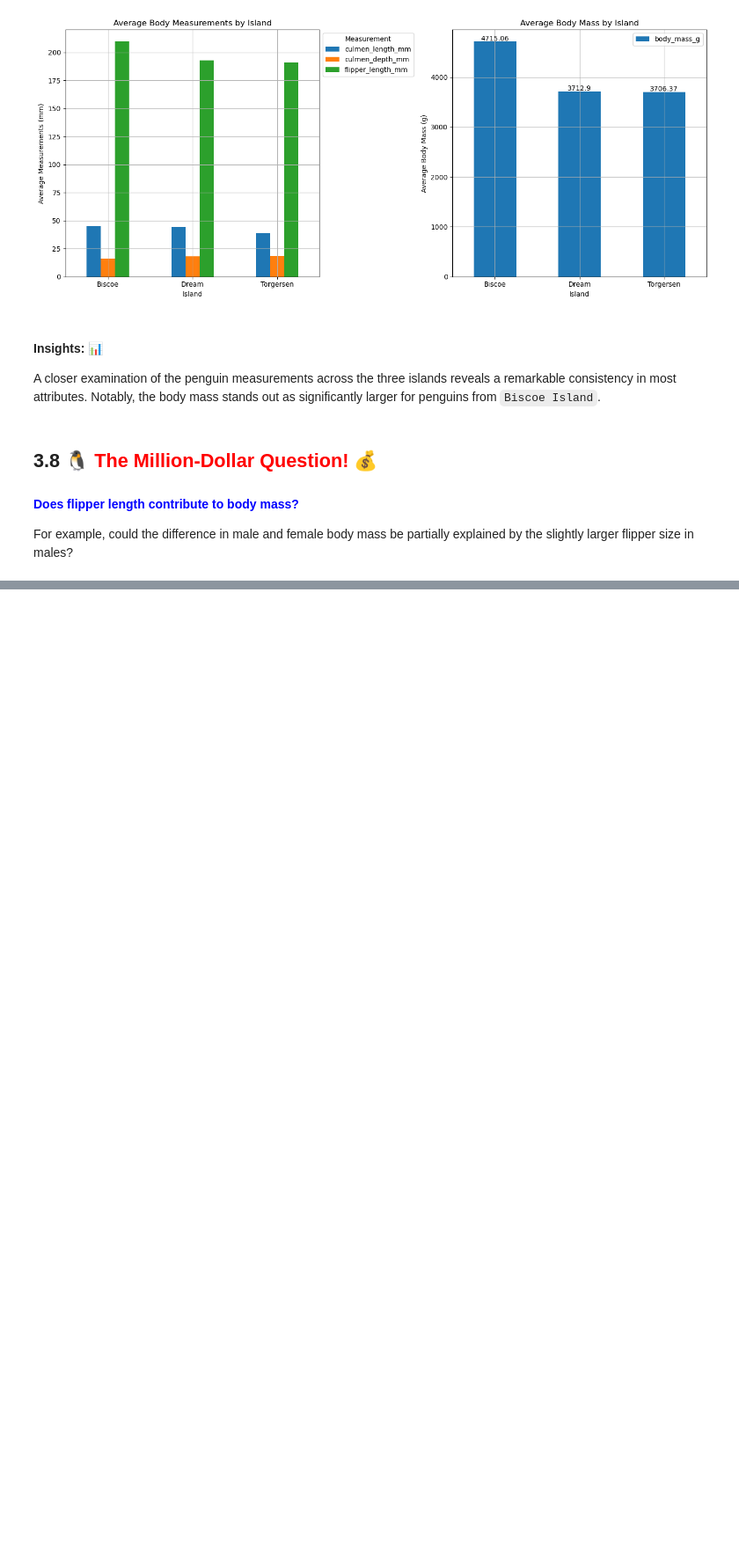
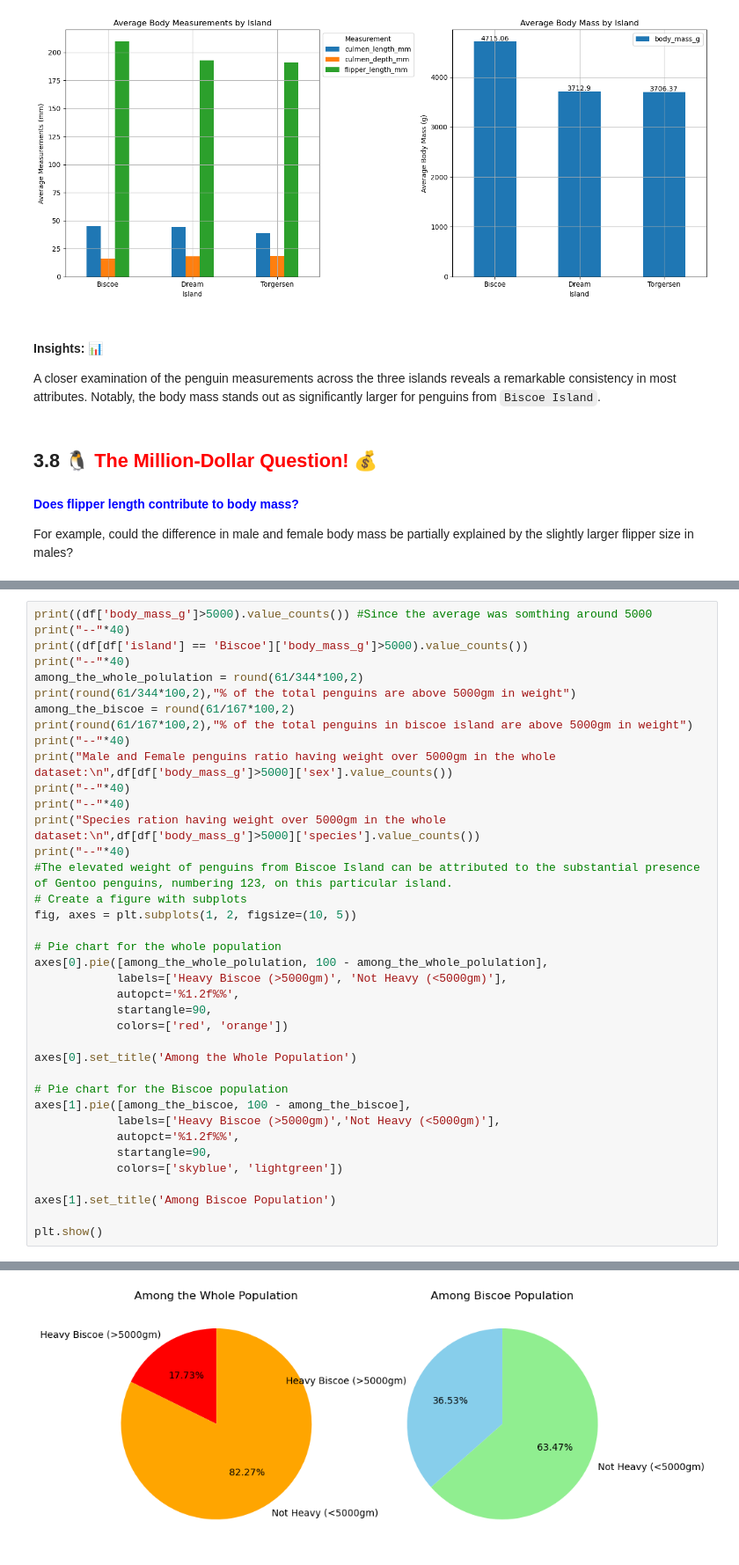
Before and after one commit to xahid007/Penguin-Species-Classification, a Jupyter notebook: Notebooks/01_EDA.ipynb, the cells around one changed output, grey strips where cells are left out. Shown: that part at 88% size. Cells and saved outputs as stored; diff of their text form; blank space fills up the shorter version.

```diff
--- a/Notebooks/01_EDA.ipynb
+++ b/Notebooks/01_EDA.ipynb
@@ -290,0 +446,39 @@ For example, could the difference in male and female body mass be partially expl
+# %%
+print((df['body_mass_g']>5000).value_counts()) #Since the average was somthing around 5000
+print("--"*40)
+print((df[df['island'] == 'Biscoe']['body_mass_g']>5000).value_counts())
+print("--"*40)
+among_the_whole_polulation = round(61/344*100,2)
+print(round(61/344*100,2),"% of the total penguins are above 5000gm in weight")
+among_the_biscoe = round(61/167*100,2)
+print(round(61/167*100,2),"% of the total penguins in biscoe island are above 5000gm in weight")
+print("--"*40)
+print("Male and Female penguins ratio having weight over 5000gm in the whole dataset:\n",df[df['body_mass_g']>5000]['sex'].value_counts())
+print("--"*40)
+print("--"*40)
+print("Species ration having weight over 5000gm in the whole dataset:\n",df[df['body_mass_g']>5000]['species'].value_counts())
+print("--"*40)
+#The elevated weight of penguins from Biscoe Island can be attributed to the substantial presence of Gentoo penguins, numbering 123, on this particular island.
+# Create a figure with subplots
+fig, axes = plt.subplots(1, 2, figsize=(10, 5))
+
+# Pie chart for the whole population
+axes[0].pie([among_the_whole_polulation, 100 - among_the_whole_polulation],
+            labels=['Heavy Biscoe (>5000gm)', 'Not Heavy (<5000gm)'],
+            autopct='%1.2f%%',
+            startangle=90,
+            colors=['red', 'orange'])
+
+axes[0].set_title('Among the Whole Population')
+
+# Pie chart for the Biscoe population
+axes[1].pie([among_the_biscoe, 100 - among_the_biscoe],
+            labels=['Heavy Biscoe (>5000gm)','Not Heavy (<5000gm)'],
+            autopct='%1.2f%%',
+            startangle=90,
+            colors=['skyblue', 'lightgreen'])
+
+axes[1].set_title('Among Biscoe Population')
+
+plt.show()
+# %% [output]
@@ -290,0 +502 @@ For example, could the difference in male and female body mass be partially expl
+[figure, added]
```
Also changed, not shown: parts of 25 cells of this notebook.
